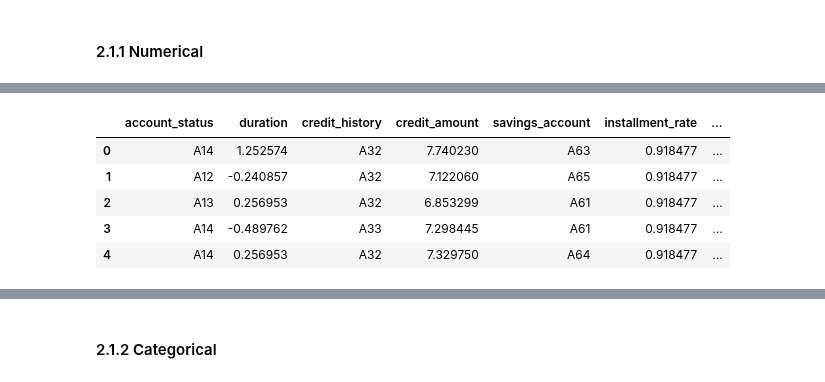
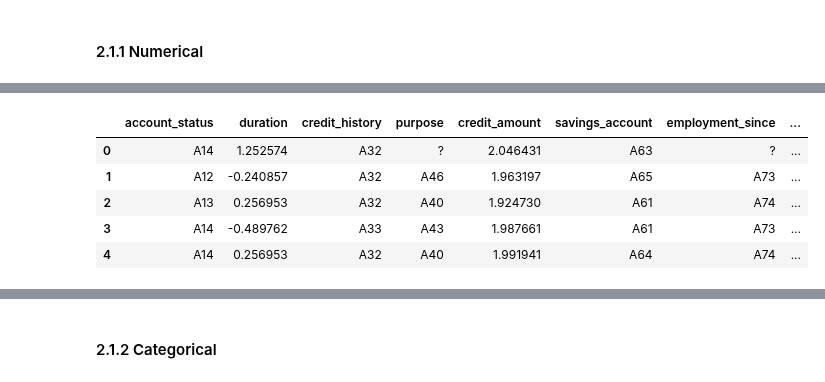
Before and after one commit to alyonavyshnevska/intelligent_data_analysis, a Jupyter notebook: Final_Project/FinalProject.ipynb, the cells around one changed output, grey strips where cells are left out. Cells and saved outputs as stored; diff of their text form; code cells hidden in the pictures.

```diff
--- a/Final_Project/FinalProject.ipynb
+++ b/Final_Project/FinalProject.ipynb
@@ -274,17 +267,12 @@ print(df.dropna(subset=['purpose', 'foreign_worker', 'employment_since'], how='a
 # %%
-# Normalize all numerical attributes
-def zscore(x):
-    #assert isinstance(x,np.ndarray), "x must be a numpy array"
-    return (x-np.mean(x)) / np.std(x)
-
 df = df.apply(lambda x: zscore(x) if x.dtype == 'int64' else x)
-df_X_normalized = df_X.apply(lambda x: zscore(x) if x.dtype == 'int64' else x)
+# df_X_normalized = df_X.apply(lambda x: zscore(x) if x.dtype == 'int64' else x)
 # df.hist(figsize = (20,13))
-df_X_normalized.head()
+df.head()
 # %% [output]
-|  | account_status | duration | credit_history | credit_amount | savings_account | installment_rate | ... |
-| 0 | A14 | 1.252574 | A32 | 7.740230 | A63 | 0.918477 | ... |
-| 1 | A12 | -0.240857 | A32 | 7.122060 | A65 | 0.918477 | ... |
-| 2 | A13 | 0.256953 | A32 | 6.853299 | A61 | 0.918477 | ... |
-| 3 | A14 | -0.489762 | A33 | 7.298445 | A61 | 0.918477 | ... |
-| 4 | A14 | 0.256953 | A32 | 7.329750 | A64 | 0.918477 | ... |
+|  | account_status | duration | credit_history | purpose | credit_amount | savings_account | employment_since | ... |
+| 0 | A14 | 1.252574 | A32 | ? | 2.046431 | A63 | ? | ... |
+| 1 | A12 | -0.240857 | A32 | A46 | 1.963197 | A65 | A73 | ... |
+| 2 | A13 | 0.256953 | A32 | A40 | 1.924730 | A61 | A74 | ... |
+| 3 | A14 | -0.489762 | A33 | A43 | 1.987661 | A61 | A73 | ... |
+| 4 | A14 | 0.256953 | A32 | A40 | 1.991941 | A64 | A74 | ... |
```
Also changed, not shown: parts of 40 cells of this notebook.
